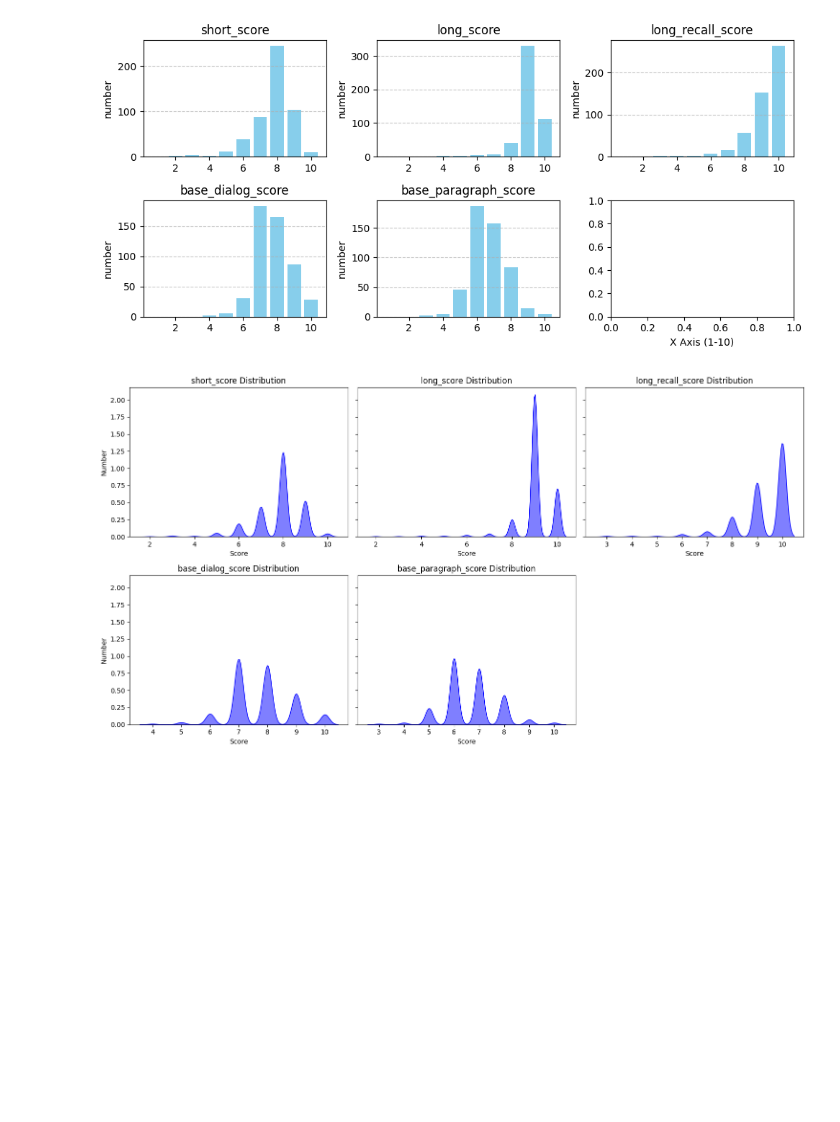
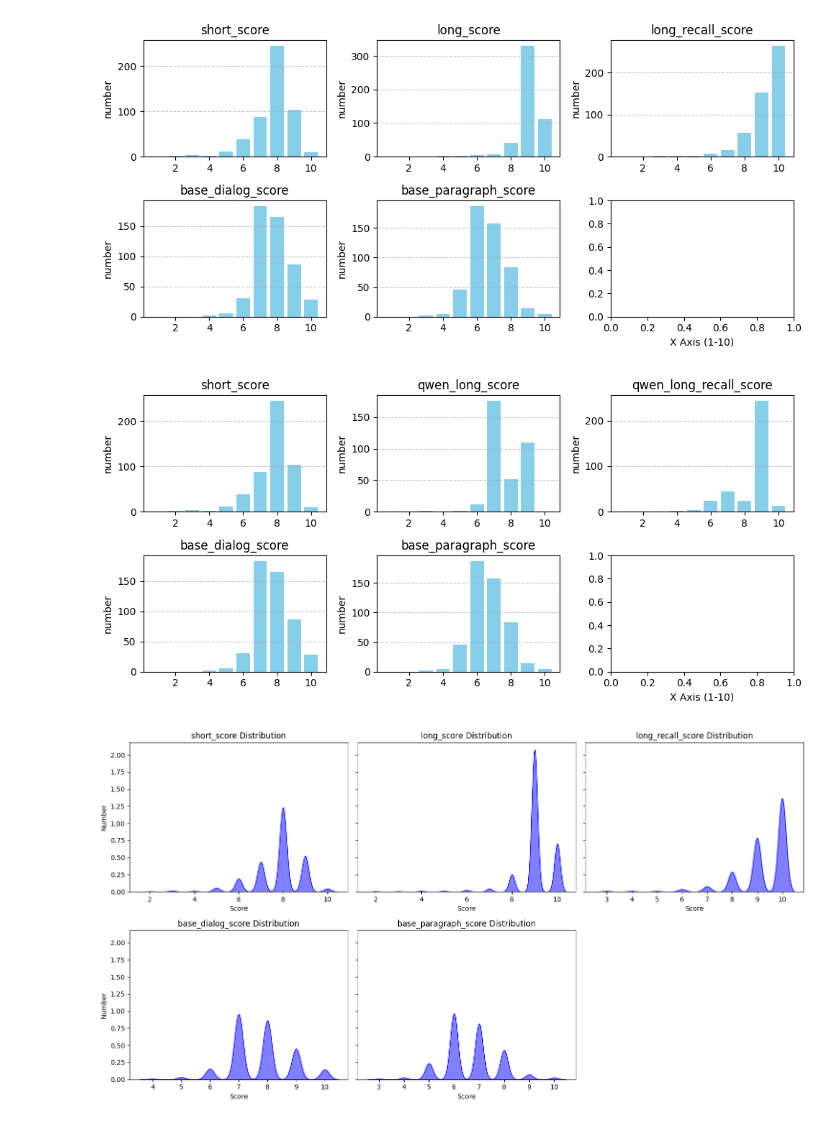
Before and after one commit to Intelligent-Systems-Lab/REMIND, a Jupyter notebook: eval/result.ipynb, the cells around one changed output. Saved outputs shown, nothing was run; the diff lists cells and outputs as text; code cells hidden in the pictures; blank space fills up the shorter version.

Commit message:
:construction: test llama3.3 & qwen

```diff
--- a/eval/result.ipynb
+++ b/eval/result.ipynb
@@ -59,0 +6,13 @@ print((question_df['base_paragraph_score'].astype(int).median()))
+# %%
+import numpy as np
+
+columns = ['long_score', 'long_recall_score', 'base_dialog_score', 'base_paragraph_score']
+observe_df = question_df.drop(['first_session_dialogue', 'second_session_dialogue', 'third_session_dialogue', 'fourth_session_dialogue', 'fifth_session_dialogue'], axis=1)
+
+for col in columns:
+    data = observe_df[col].astype(int)
+    print(f"{col} 平均數: {np.mean(data)}")
+    print(f"{col} 中位數: {np.median(data)}")
+    print(f"{col} 標準差: {np.std(data)}")
+    print(f"{col} 變異數: {np.var(data)}")
+    print("------------")
@@ -165,6 +149,39 @@ plt.tight_layout(rect=[0, 0, 1, 0.96])  # 調整布局以防止標題重疊
 plt.show()
 # %% [output]
 [figure]
+# %%
+import matplotlib.pyplot as plt
+import numpy as np
+columns = ['short_score', 'qwen_long_score', 'qwen_long_recall_score', 'base_dialog_score', 'base_paragraph_score']
+# 數據
+data = [
+    [0, 1, 3, 2, 11, 38, 87, 245, 104, 9],
+    [0, 0, 1, 0, 1, 12, 176, 51, 110, 0],
+    [0, 0, 0, 2, 3, 23, 44, 23, 244, 12],
+    [0, 0, 0, 2, 6, 30, 183, 165, 86, 28],
+    [0, 0, 2, 5, 46, 187, 158, 83, 14, 5]
+]
+
+x = np.arange(1, 11)  # x 軸是 1~10
+
+# 創建子圖
+fig, axes = plt.subplots(2, 3, figsize=(10, 5))
+
+# 展平子圖陣列，方便迭代
+axes = axes.flatten()
+
+for i, ax in enumerate(axes[:len(data)]):
+    ax.bar(x, data[i], color='skyblue')
+    ax.set_title(f'{columns[i]}')
+    ax.set_ylabel('number')
+    ax.grid(axis='y', linestyle='--', alpha=0.7)
+
+# 設置 x 軸標籤
+axes[-1].set_xlabel('X Axis (1-10)')
+plt.tight_layout(rect=[0, 0, 1, 0.96])  # 調整布局以防止標題重疊
+plt.show()
+# %% [output]
+[figure, added]
 # %%
 import seaborn as sns
 import matplotlib.pyplot as plt
```
Also changed, not shown: parts of 10 cells of this notebook, 6 other files.
